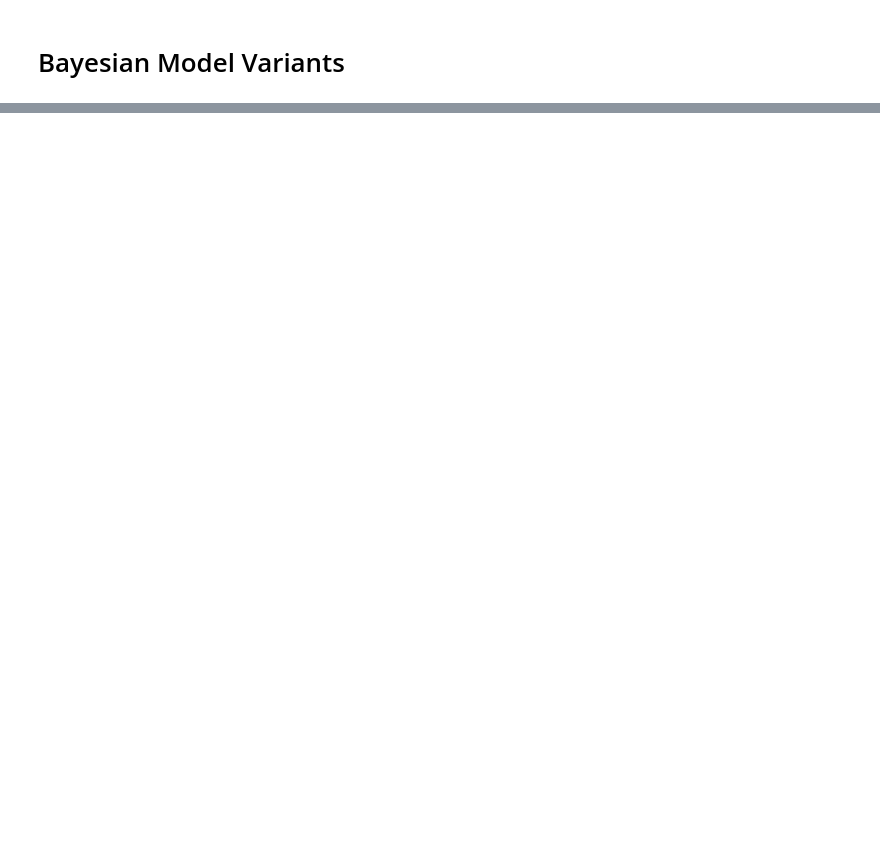
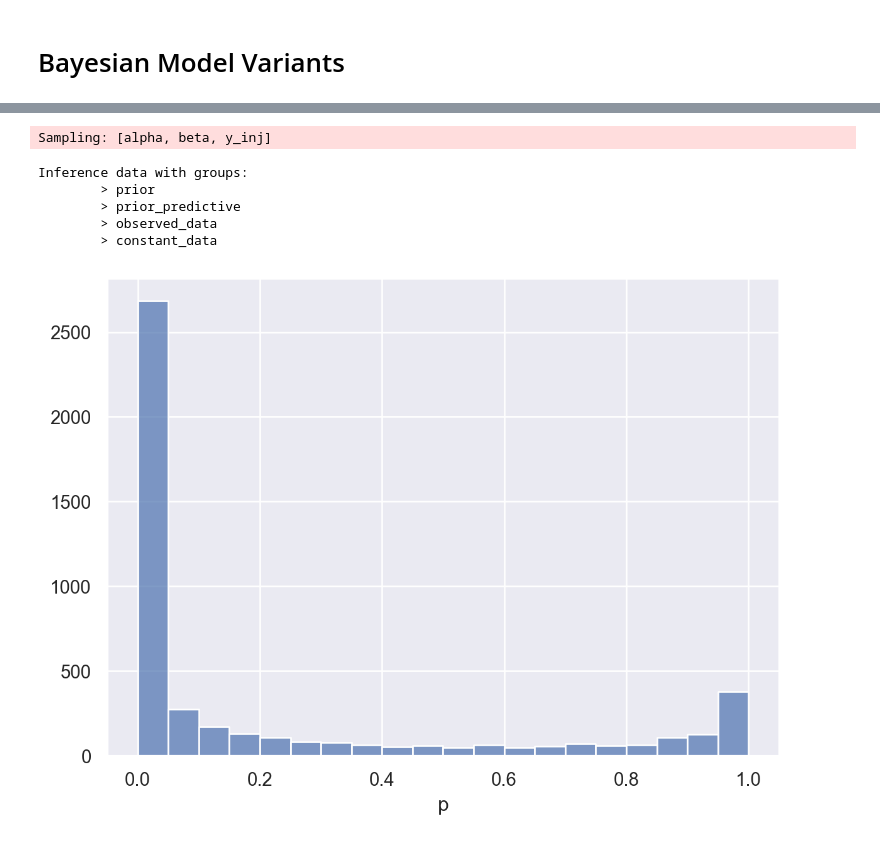
Before and after one commit to SatrunsDream/Workload-effect-on-pitcher-injury, a Jupyter notebook: forecasting.ipynb, the cells around one changed output, grey strips where cells are left out. Saved outputs shown, nothing was run; the diff lists cells and outputs as text; code cells hidden in the pictures; blank space fills up the shorter version.

```diff
--- a/forecasting.ipynb
+++ b/forecasting.ipynb
@@ -207,0 +108,15 @@ plt.show()
+# %%
+## the predictors chosen and the design matrix and outputs from the training set
+predictor_cols = ['age', 'age_sq', 'bmi', 'hand', 'height', 'prev_arm_inj_hist',
+                  'game_year', 'FB%', 'FB_avg_spin', 'FB_max_ivb', 'FB_max_spin',
+                  'FB_max_velo', 'Δ_FB_avg_hb', 'Δ_FB_max_ivb', 'Δ_FB_max_spin',
+                  'BB%', 'BB_max_spin', 'Δ_BB_avg_spin', 'Δ_BB_max_spin',
+                  'Δ_OS_max_spin', 'num_bf', 'Δ_num_bf', 'num_games',
+                  'pitcher_role', 'vrel_sd', 'first_year']
+X_train = pitcher_data_train_z[predictor_cols].values
+y_train = pitcher_data_train_z['injury_next_year'].values
+
+player_year = (pitcher_data_train_z["player_name"] + " " + pitcher_data_train_z["game_year"].map(game_year_mapping).astype(str)).values
+
+X_test = pitcher_data_test_z[predictor_cols].values
+y_test = pitcher_data_test_z["injury_next_year"].values
@@ -207,0 +125,8 @@ plt.show()
+# %%
+coords = {"predictor": predictor_cols,
+        #   "obs_id": np.arange(len(X_train)),
+          }
+
+with pm.Model(coords=coords) as variant_1:
+    X_data = pm.Data("X_data", X_train,)
+    y_data = pm.Data("y_data", y_train,)
@@ -207,0 +152,18 @@ plt.show()
+# %%
+## prior predictive checks and sampling
+with variant_1:
+    variant_1_prior_trace = pm.sample_prior_predictive(1_000)
+# %% [output]
+Sampling: [alpha, beta, y_inj]
+# %%
+variant_1_prior_trace
+# %% [output]
+Inference data with groups:
+        > prior
+        > prior_predictive
+        > observed_data
+        > constant_data
+# %%
+so.Plot(variant_1_prior_trace.prior['p'].sel(chain=[0], draw=[0]).squeeze()).add(so.Bars(), so.Hist(bins=20))
+# %% [output]
+[figure, added]
```
Also changed, not shown: parts of 64 cells of this notebook.
